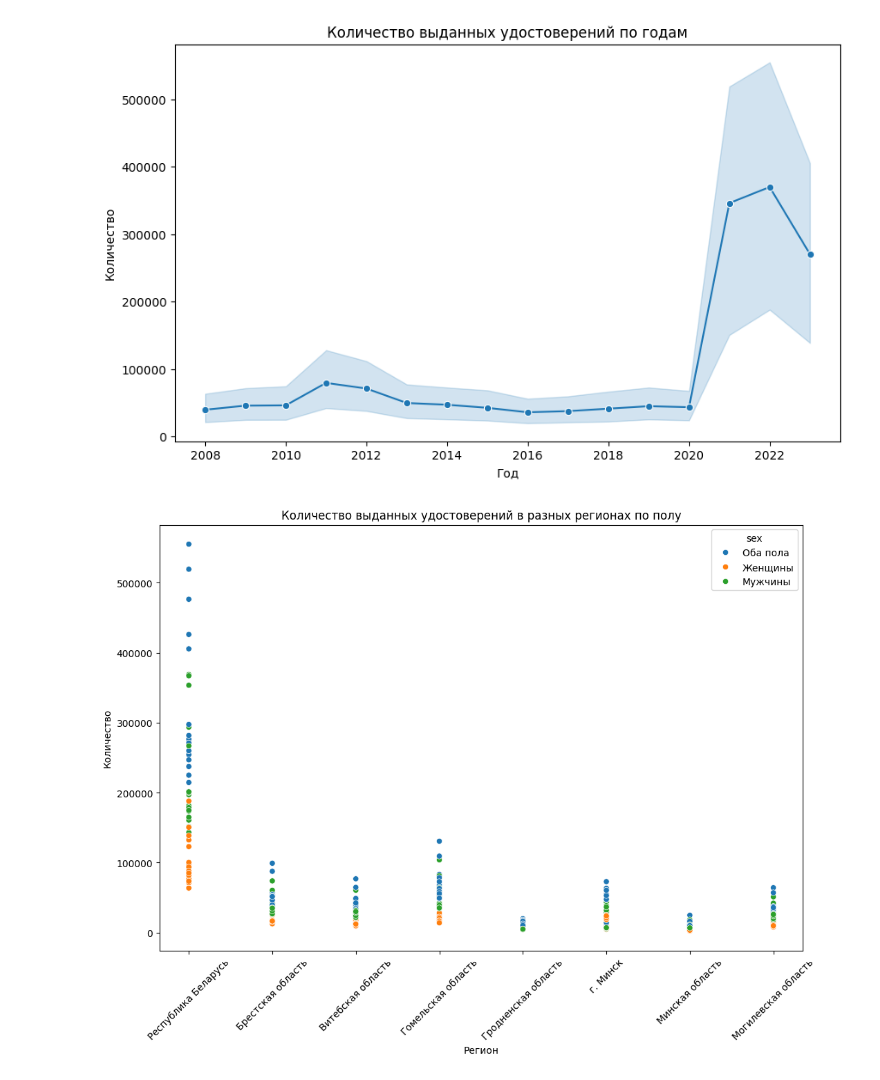
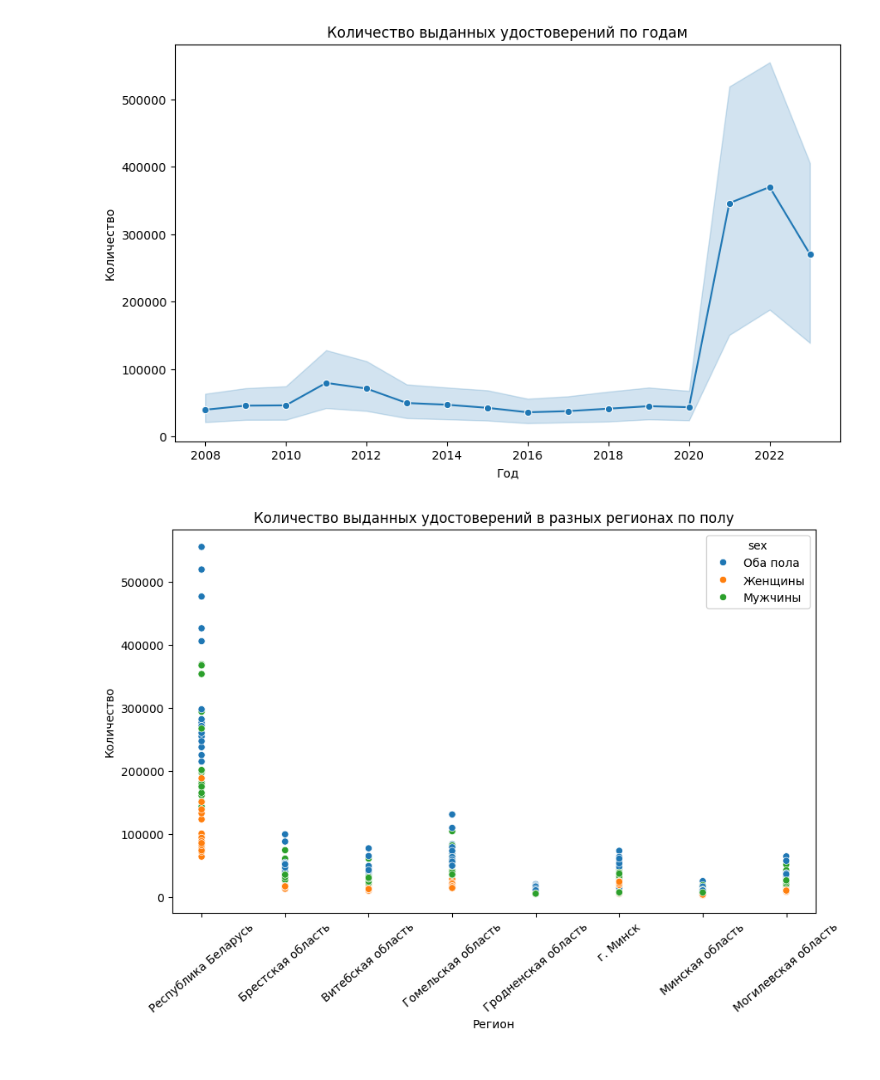
Before and after one commit to WanyaKruk/DZ-3, a Jupyter notebook: DB_Drivers.ipynb, the cells around one changed output. Cells and saved outputs as stored; diff of their text form; code cells hidden in the pictures.

```diff
--- a/DB_Drivers.ipynb
+++ b/DB_Drivers.ipynb
@@ -108,12 +108,12 @@ plt.show()
 # %% [output]
 [figure]
 # %%
-plt.figure(figsize=(12, 8))
+plt.figure(figsize=(10, 6))
 sns.scatterplot(data=data, x='region', y='quantity', hue='sex')
 plt.title('Количество выданных удостоверений в разных регионах по полу')
 plt.xlabel('Регион')
 plt.ylabel('Количество')
-plt.xticks(rotation=45)
+plt.xticks(rotation=40)
 plt.show()
 # %% [output]
-[figure, old version]
+[figure, new version]
```
Also changed, not shown: parts of 1 cell of this notebook.
